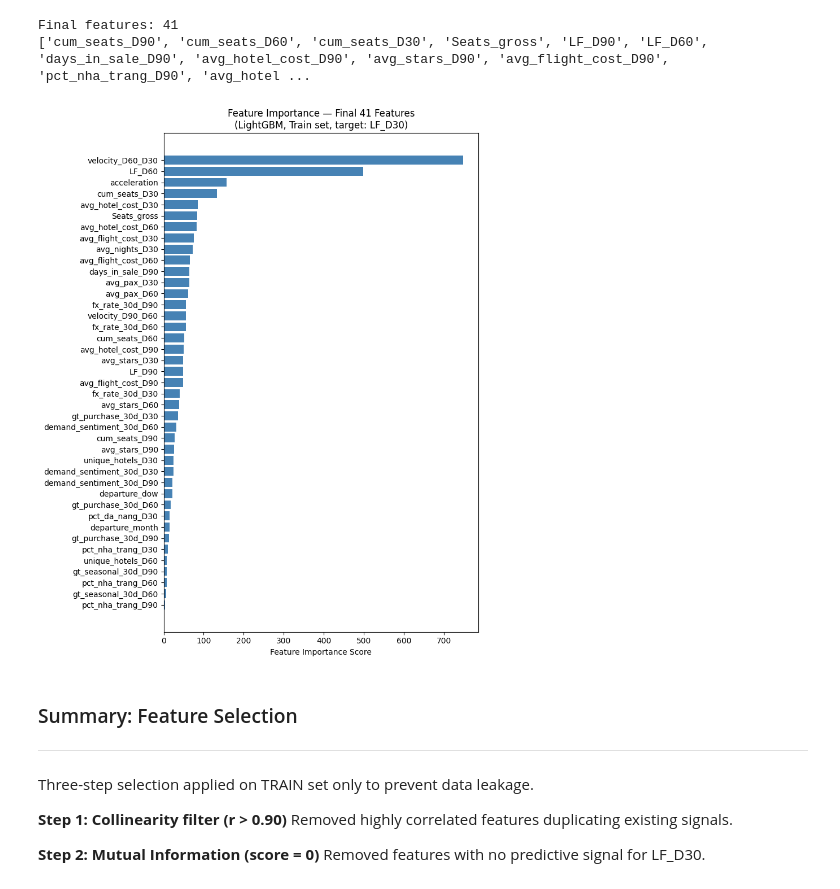
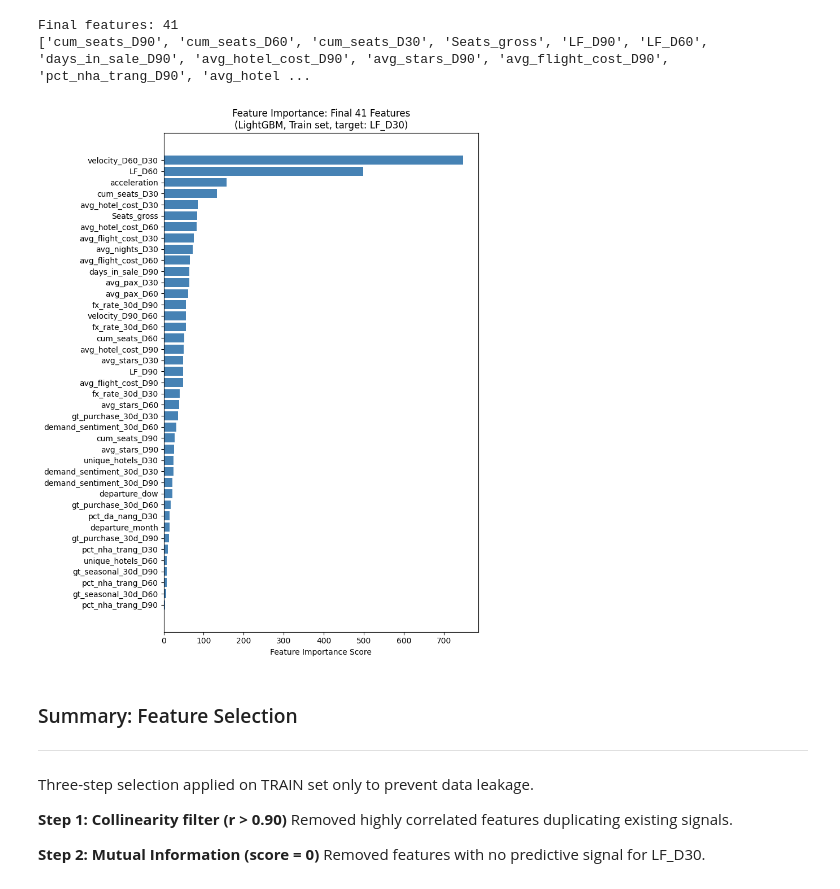
Before and after one commit to VildanaRazumova/thesis-demand-forecasting, a Jupyter notebook: thesis_notebook_final.ipynb, the cells around one changed output. Cells and saved outputs as stored; diff of their text form; code cells hidden in the pictures.

```diff
--- a/thesis_notebook_final.ipynb
+++ b/thesis_notebook_final.ipynb
@@ -2549,7 +2557,7 @@ importance_df = pd.DataFrame({
 }).sort_values('importance', ascending=False)
 # %%
 # Features with < 5 importance
-zero_imp = importance_df[importance_df['importance'] < 5]['feature'].tolist()
-print(f"Features with zero tree importance: {len(zero_imp)}")
-print(zero_imp)
+not_enough_imp = importance_df[importance_df['importance'] < 5]['feature'].tolist()
+print(f"Features with < 5 tree importance: {len(not_enough_imp)}")
+print(not_enough_imp)
 # %% [output]
@@ -2573,27 +2581,27 @@ Final features: 41
 # %%
 # Final importance plot
 X_train_final = train[feature_cols_final].select_dtypes(include='number').fillna(0)
 y_train = train['LF_D30']
 
 model_final = lgb.LGBMRegressor(n_estimators=100, random_state=42, verbose=-1)
 model_final.fit(X_train_final, y_train)
 
 importance_final = pd.DataFrame({
     'feature': X_train_final.columns,
     'importance': model_final.feature_importances_
 }).sort_values('importance', ascending=False)
 
 plt.figure(figsize=(8, 10))
 plt.barh(importance_final['feature'],
          importance_final['importance'],
          color='steelblue')
 plt.xlabel('Feature Importance Score')
-plt.title('Feature Importance — Final 41 Features\n(LightGBM, Train set, target: LF_D30)')
+plt.title('Feature Importance: Final 41 Features\n(LightGBM, Train set, target: LF_D30)')
 plt.gca().invert_yaxis()
 plt.tight_layout()
 plt.show()
 # %% [output]
-[figure, old version]
+[figure, new version]
 # %% [markdown]
 ### Summary: Feature Selection
 ---
```
Also changed, not shown: parts of 8 cells of this notebook.
